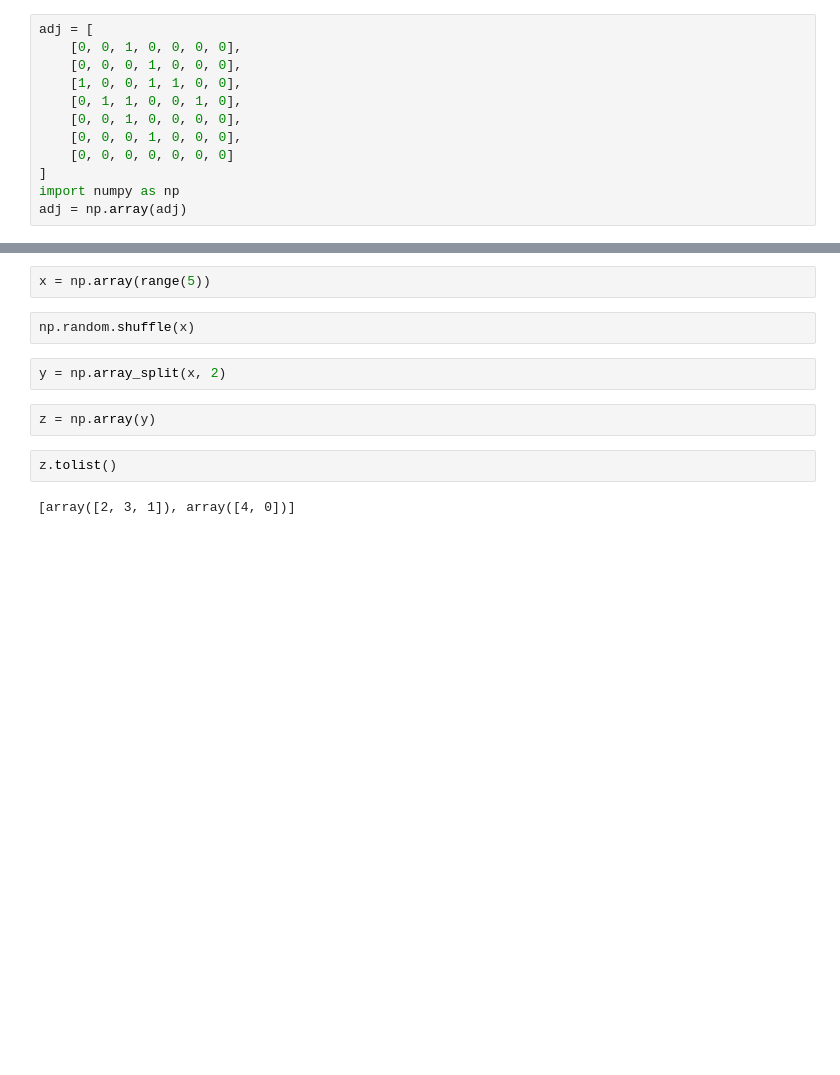
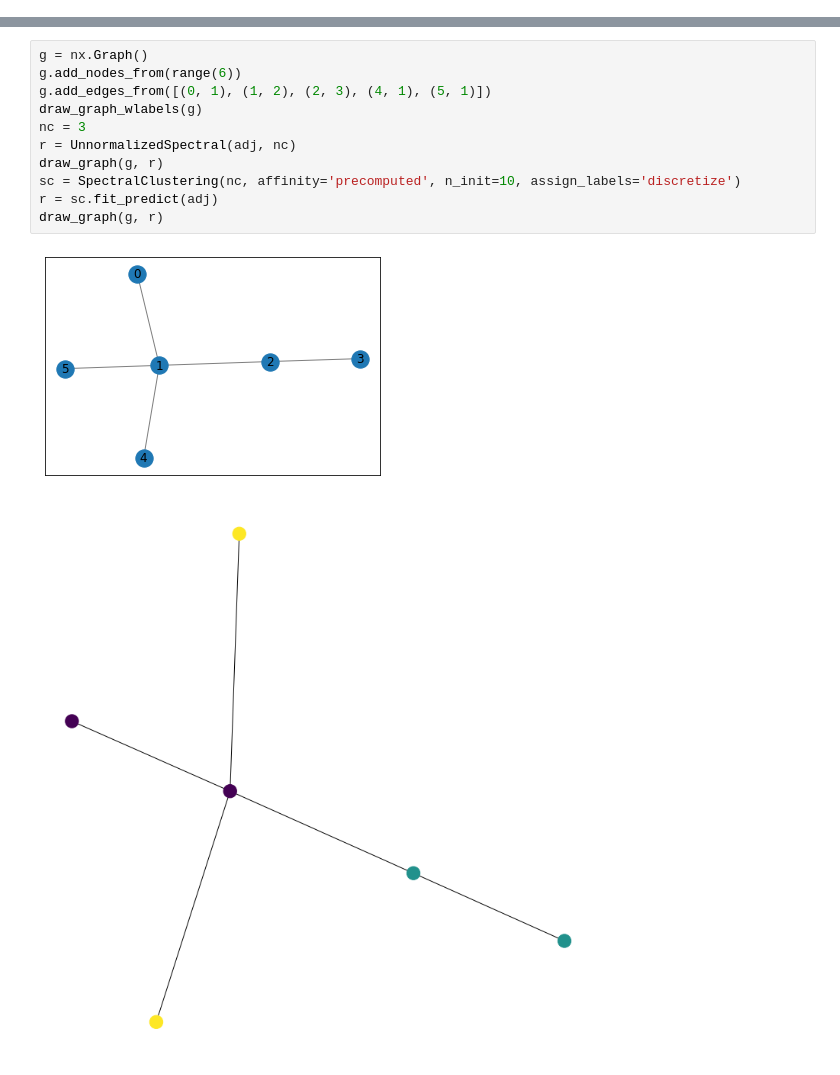
Before and after one commit to 108anup/NetMon-query-planner, a Jupyter notebook: gurobi/notebook/clustering.ipynb, the cells around one changed output, grey strips where cells are left out. Drawn from its saved outputs; the diff is of its cells as text; blank space fills up the shorter version.

```diff
--- a/gurobi/notebook/clustering.ipynb
+++ b/gurobi/notebook/clustering.ipynb
@@ -35,12 +85,0 @@ x
-# %%
-adj = [
-    [0, 0, 1, 0, 0, 0, 0],
-    [0, 0, 0, 1, 0, 0, 0],
-    [1, 0, 0, 1, 1, 0, 0],
-    [0, 1, 1, 0, 0, 1, 0],
-    [0, 0, 1, 0, 0, 0, 0],
-    [0, 0, 0, 1, 0, 0, 0],
-    [0, 0, 0, 0, 0, 0, 0]
-]
-import numpy as np
-adj = np.array(adj)
@@ -71,12 +86,14 @@ import numpy as np
-# %%
-x = np.array(range(5))
-# %%
-np.random.shuffle(x)
-# %%
-y = np.array_split(x, 2)
-# %%
-z = np.array(y)
-# %%
-z.tolist()
-# %% [output]
-[array([2, 3, 1]), array([4, 0])]
+# %%
+g = nx.Graph()
+g.add_nodes_from(range(6))
+g.add_edges_from([(0, 1), (1, 2), (2, 3), (4, 1), (5, 1)])
+draw_graph_wlabels(g)
+nc = 3
+r = UnnormalizedSpectral(adj, nc)
+draw_graph(g, r)
+sc = SpectralClustering(nc, affinity='precomputed', n_init=10, assign_labels='discretize')
+r = sc.fit_predict(adj)
+draw_graph(g, r)
+# %% [output]
+[figure, added]
+[figure, added]
```
Also changed, not shown: parts of 25 cells of this notebook, 7 other files.
